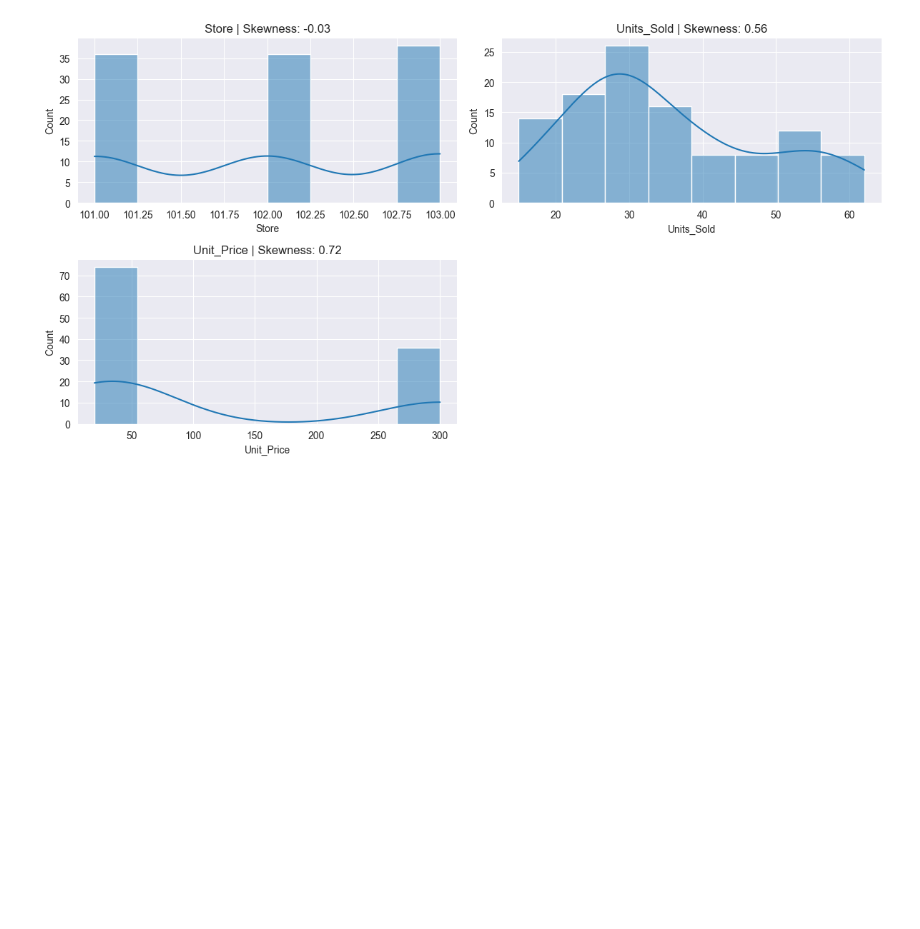
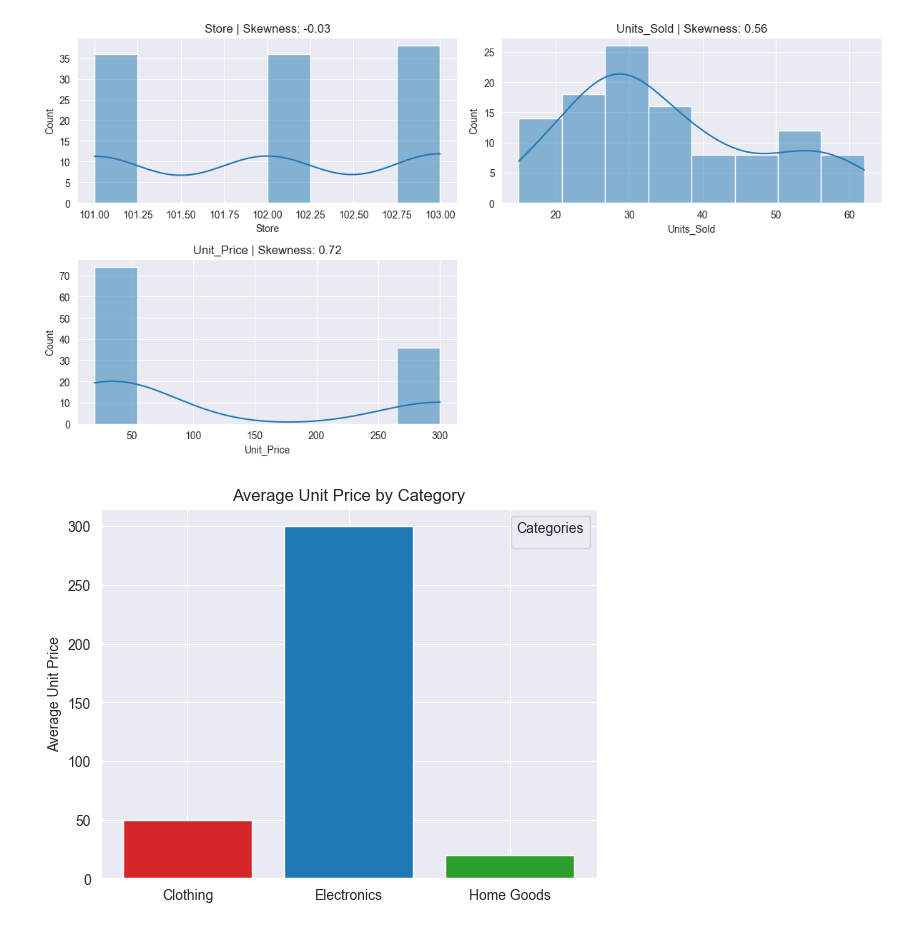
Before and after one commit to nicoherza-pascu/Club_IA-2, a Jupyter notebook: practica.ipynb, the cells around one changed output. Drawn from its saved outputs; the diff is of its cells as text; code cells hidden in the pictures; blank space fills up the shorter version.

Commit message:
add: Grafica para archivo sales_data

```diff
--- a/practica.ipynb
+++ b/practica.ipynb
@@ -96,3 +96,19 @@ plt.tight_layout()
 plt.show()
 # %% [output]
 [figure]
+# %%
+categories = df['Category'].value_counts()
+data = df.groupby('Category')['Unit_Price'].mean()
+fig, ax = plt.subplots()
+bar_labels = data.index
+bar_colors = ['tab:red', 'tab:blue', 'tab:green', 'tab:orange']
+
+ax.bar(bar_labels, data, color=bar_colors)
+
+ax.set_ylabel('Average Unit Price')
+ax.set_title('Average Unit Price by Category')
+ax.legend(title='Categories')
+
+plt.show()
+# %% [output]
+[figure, added]
```
Also changed, not shown: parts of 2 cells of this notebook.
